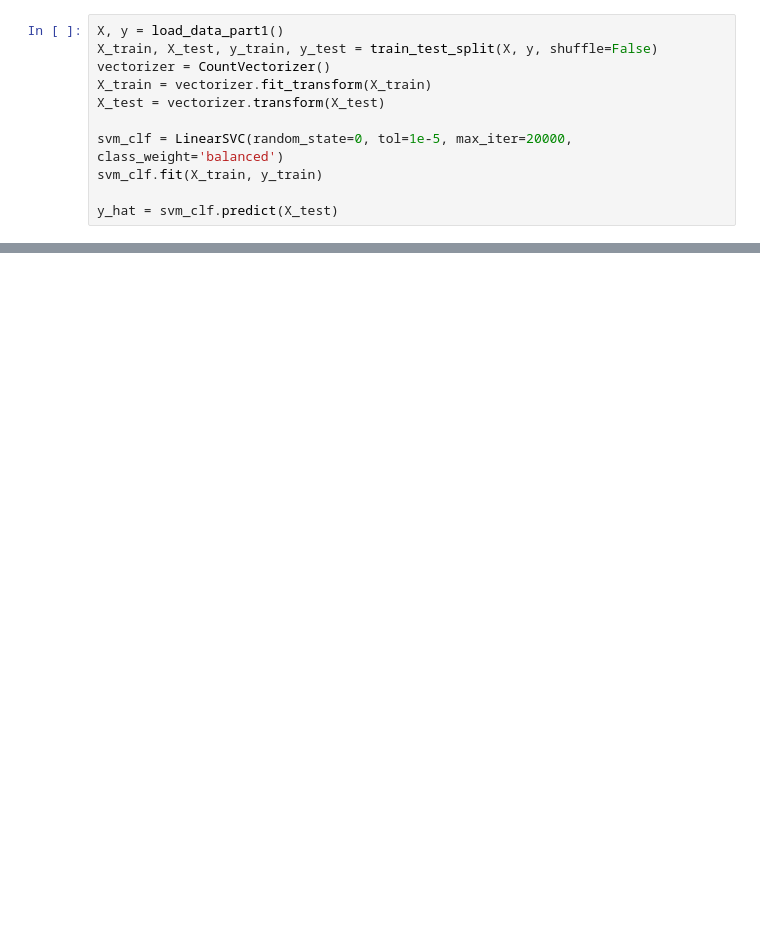
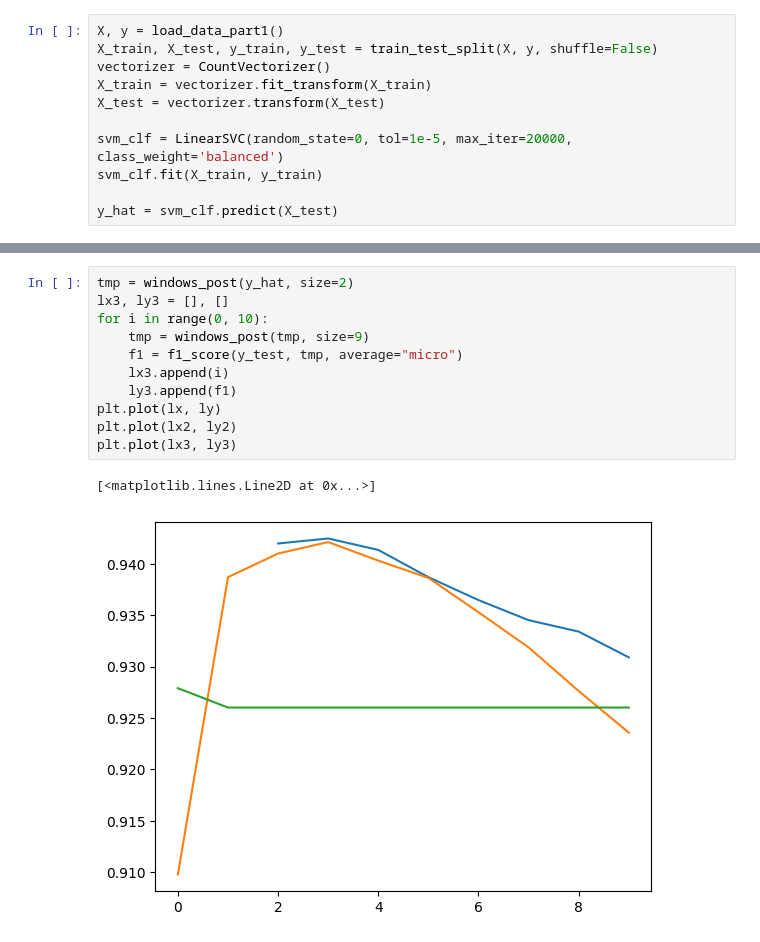
Before and after one commit to CharlesAttend/RITAL-Projet1, a Jupyter notebook: postprocessing.ipynb, the cells around one changed output, grey strips where cells are left out. Saved outputs shown, nothing was run; the diff lists cells and outputs as text; blank space fills up the shorter version.

```diff
--- a/postprocessing.ipynb
+++ b/postprocessing.ipynb
@@ -33,0 +126,14 @@ array([1, 1, 1, ..., 1, 1, 1])
+# %%
+tmp = windows_post(y_hat, size=2)
+lx3, ly3 = [], []
+for i in range(0, 10):
+    tmp = windows_post(tmp, size=9)
+    f1 = f1_score(y_test, tmp, average="micro")
+    lx3.append(i)
+    ly3.append(f1)
+plt.plot(lx, ly)
+plt.plot(lx2, ly2)
+plt.plot(lx3, ly3)
+# %% [output]
+[<matplotlib.lines.Line2D at 0x...>]
+[figure, added]
```
Also changed, not shown: parts of 25 cells of this notebook.
